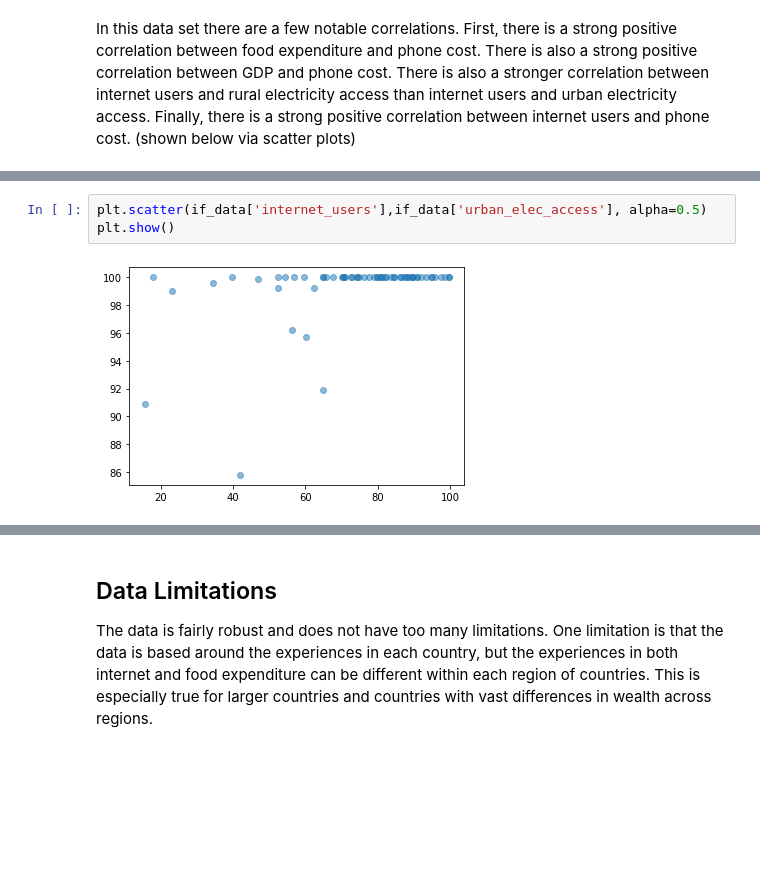
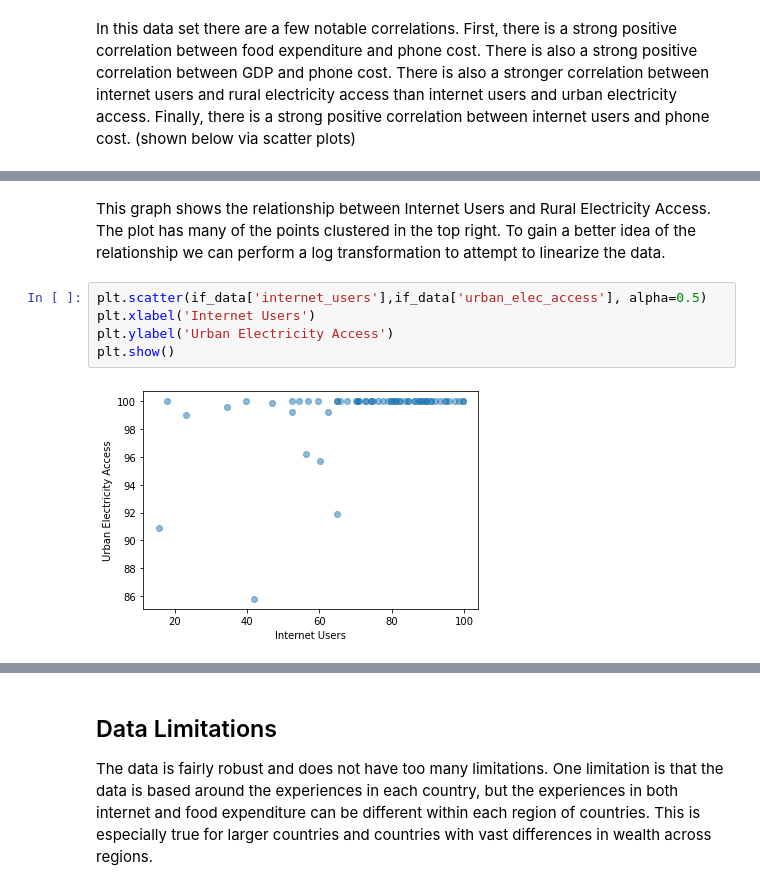
Before and after one commit to tklausner/info2950-project, a Jupyter notebook: INFO2950_Project.ipynb, the cells around one changed output, grey strips where cells are left out. Cells and saved outputs as stored; diff of their text form; blank space fills up the shorter version.

```diff
--- a/INFO2950_Project.ipynb
+++ b/INFO2950_Project.ipynb
@@ -227,5 +281,9 @@ plt.show()
+# %% [markdown]
+This graph shows the relationship between Internet Users and Rural Electricity Access. The plot has many of the points clustered in the top right. To gain a better idea of the relationship we can perform a log transformation to attempt to linearize the data.
 # %%
 plt.scatter(if_data['internet_users'],if_data['urban_elec_access'], alpha=0.5)
+plt.xlabel('Internet Users')
+plt.ylabel('Urban Electricity Access')
 plt.show()
 # %% [output]
-[figure, old version]
+[figure, new version]
```
Also changed, not shown: parts of 16 cells of this notebook.
